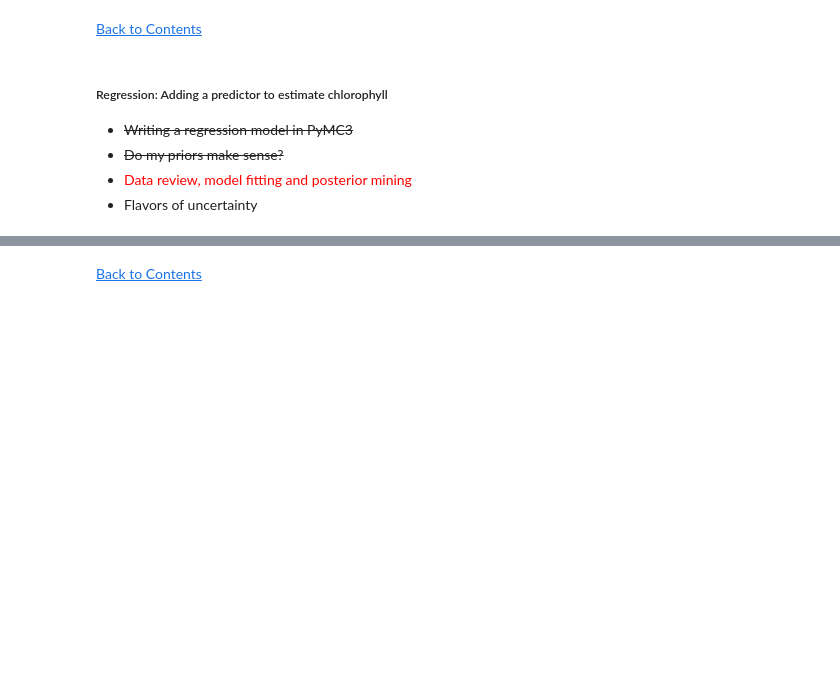
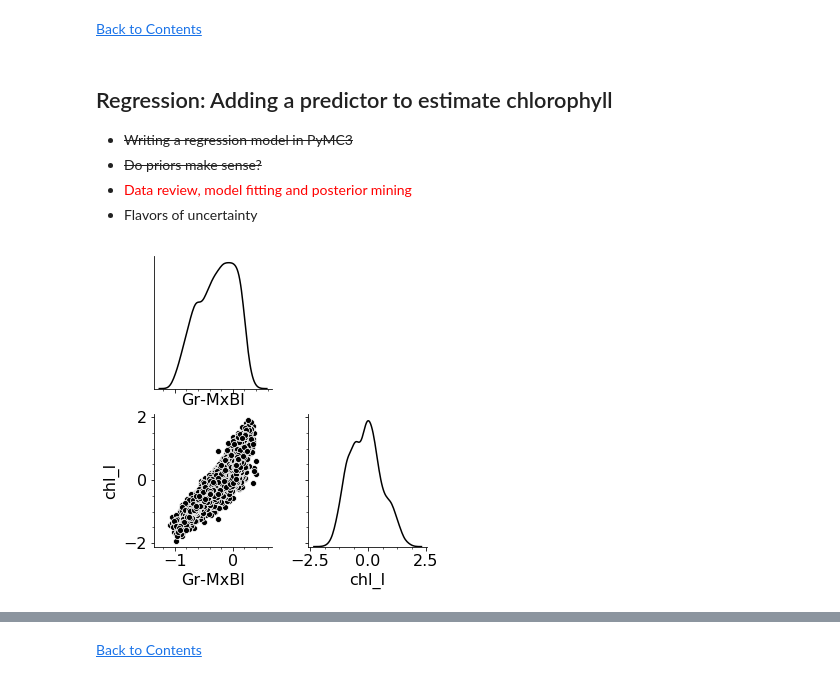
Before and after one commit to madHatter106/chlorophyll_models, a Jupyter notebook: Bayesian Tutorial.ipynb, the cells around one changed output, grey strips where cells are left out. Cells and saved outputs as stored; diff of their text form; code cells hidden in the pictures; blank space fills up the shorter version.

Commit message:
working on regression - flavors of uncertainty

```diff
--- a/Bayesian Tutorial.ipynb
+++ b/Bayesian Tutorial.ipynb
@@ -929,14 +923,17 @@ pl.xlabel('centered log(Gr-to-MaxBlue)');
 [Back to Contents](#TOP)
 <a id='Mining'></a>
 # %% [markdown]
-##### Regression: Adding a  predictor to estimate chlorophyll
+## Regression: Adding a  predictor to estimate chlorophyll
 * ~~Writing a regression model in PyMC3~~
-* ~~Do my priors make sense?~~
+* ~~Do priors make sense?~~
 * <font color=red>Data review, model fitting and posterior mining</font>
 * Flavors of uncertainty
 # %%
 g3 = sb.PairGrid(df_data.loc[:, ['Gr-MxBl', 'chl_l']],
-                         diag_sharey=False)
-g3.map_diag(sb.kdeplot, )
-g3.map_offdiag(sb.scatterplot);
+                         diag_sharey=False,)
+g3.map_diag(sb.kdeplot, color='k')
+g3.map_offdiag(sb.scatterplot, color='k');
 make_lower_triangle(g3)
+f.savefig('./figJar/Presentation/pairwise_1.png')
+# %% [output]
+[figure, added]
```
Also changed, not shown: parts of 49 cells of this notebook, 8 other files.
